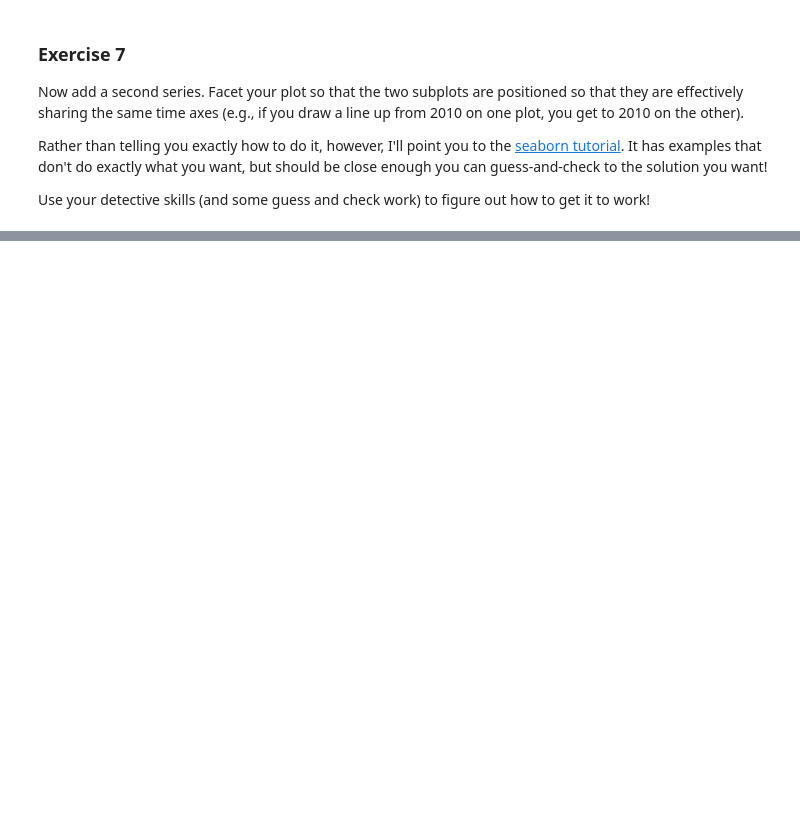
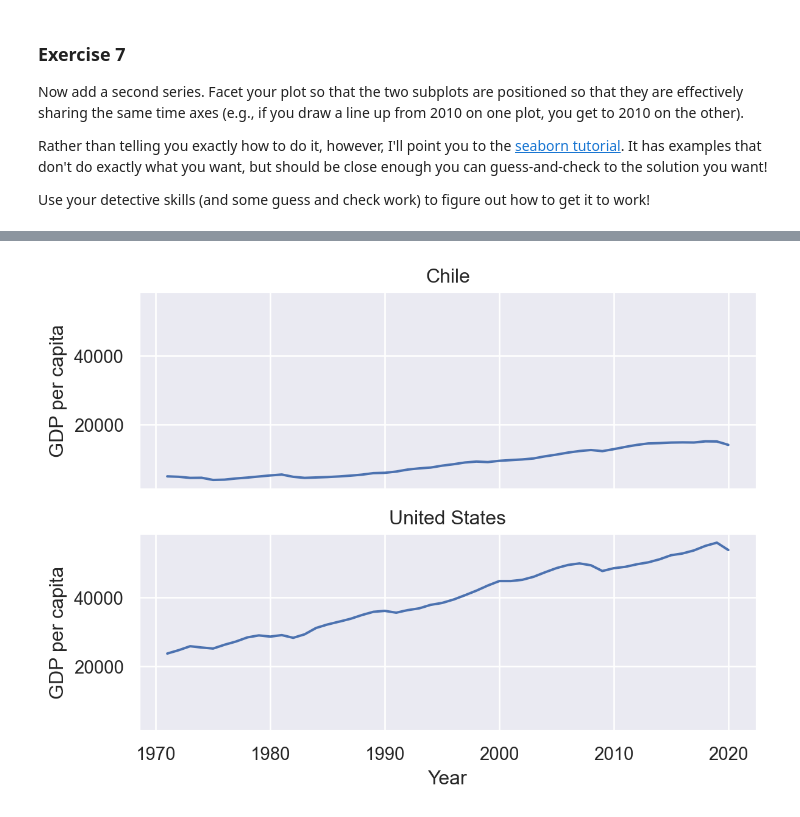
Before and after one commit to BarbaraPFloresRios/IDS720_PracticalDataScience, a Jupyter notebook: 20231019_ExercisePlottingPart1/Exercise_plotting_part1.ipynb, the cells around one changed output, grey strips where cells are left out. Saved outputs shown, nothing was run; the diff lists cells and outputs as text; code cells hidden in the pictures; blank space fills up the shorter version.

```diff
--- a/20231019_ExercisePlottingPart1/Exercise_plotting_part1.ipynb
+++ b/20231019_ExercisePlottingPart1/Exercise_plotting_part1.ipynb
@@ -215,0 +250,18 @@ Use your detective skills (and some guess and check work) to figure out how to g
+# %%
+chile_usa = world[(world["Country Name"] == "Chile") | (world["Country Code"] == "USA")]
+
+chile_usa.rename(
+    columns={
+        "GDP per capita (constant 2010 US$)": "GDP per capita",
+        "Life expectancy at birth, total (years)": "Life expectancy",
+    },
+    inplace=True,
+)
+# %%
+(
+    so.Plot(chile_usa, x="Year", y="GDP per capita")
+    .facet(row="Country Name", wrap=3)
+    .add(so.Line())
+)
+# %% [output]
+[figure, added]
```
Also changed, not shown: parts of 11 cells of this notebook, 1 other file.
